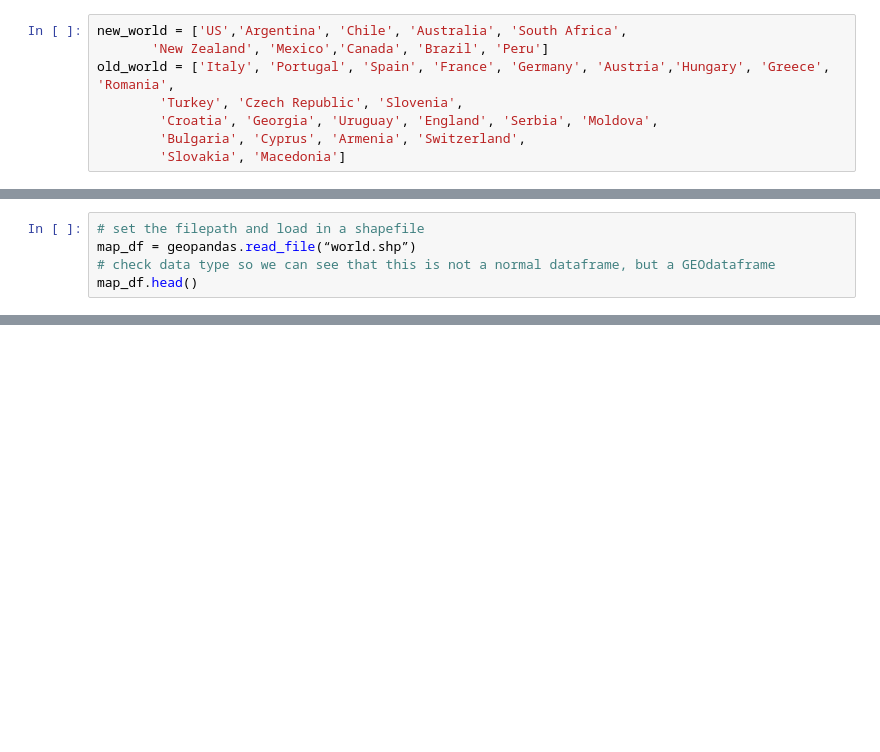
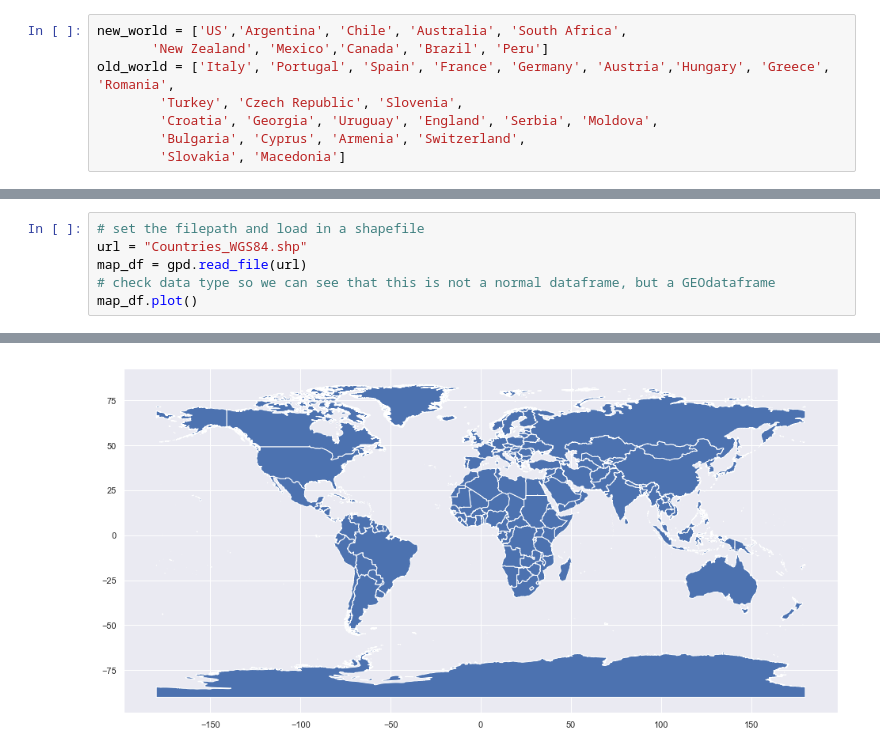
Before and after one commit to miyamuse/wine-blog, a Jupyter notebook: index.ipynb, the cells around one changed output, grey strips where cells are left out. Drawn from its saved outputs; the diff is of its cells as text; blank space fills up the shorter version.

```diff
--- a/index.ipynb
+++ b/index.ipynb
@@ -116,6 +198,7 @@ ImportError: cannot import name 'urlparse'
 # %%
 # set the filepath and load in a shapefile
-map_df = geopandas.read_file(“world.shp”)
+url = "Countries_WGS84.shp"
+map_df = gpd.read_file(url)
 # check data type so we can see that this is not a normal dataframe, but a GEOdataframe
-map_df.head()
+map_df.plot()
 # %% [output]
@@ -122,0 +206 @@ SyntaxError: invalid character in identifier (<ipython-input-40-39fd098d11a4>, l
+[figure, added]
```
Also changed, not shown: parts of 25 cells of this notebook, 5 other files.
